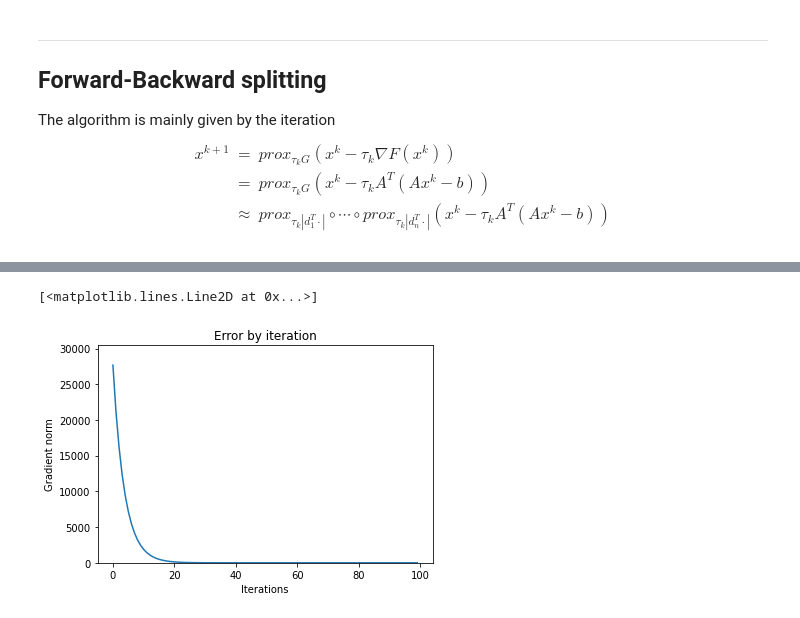
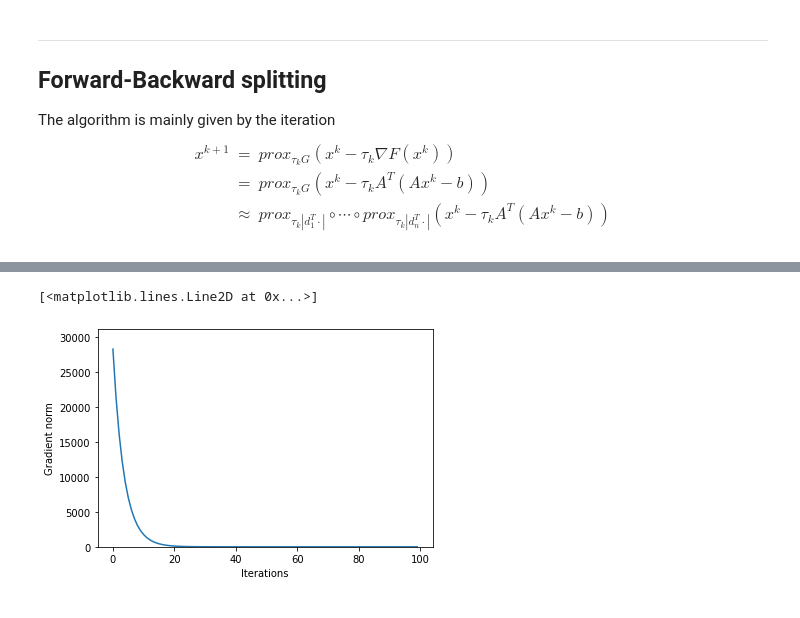
Before and after one commit to Geostatistic/convex_analysis, a Jupyter notebook: jupyter/con_ana_exe_6.ipynb, the cells around one changed output, grey strips where cells are left out. Saved outputs shown, nothing was run; the diff lists cells and outputs as text; code cells hidden in the pictures.

```diff
--- a/jupyter/con_ana_exe_6.ipynb
+++ b/jupyter/con_ana_exe_6.ipynb
@@ -292,11 +291,10 @@ plt.plot( F )
 # %%
 plt.xlabel( 'Iterations' )
 plt.ylabel( 'Gradient norm' )
-plt.title( 'Error by iteration' )
 # plt.xscale( 'log' )
 # plt.yscale( 'log' )
 plt.ylim( (0, np.max( G ) * 1.1 ) )
 plt.plot( G )
 # %% [output]
 [<matplotlib.lines.Line2D at 0x...>]
-[figure, old version]
+[figure, new version]
```
Also changed, not shown: parts of 11 cells of this notebook.
